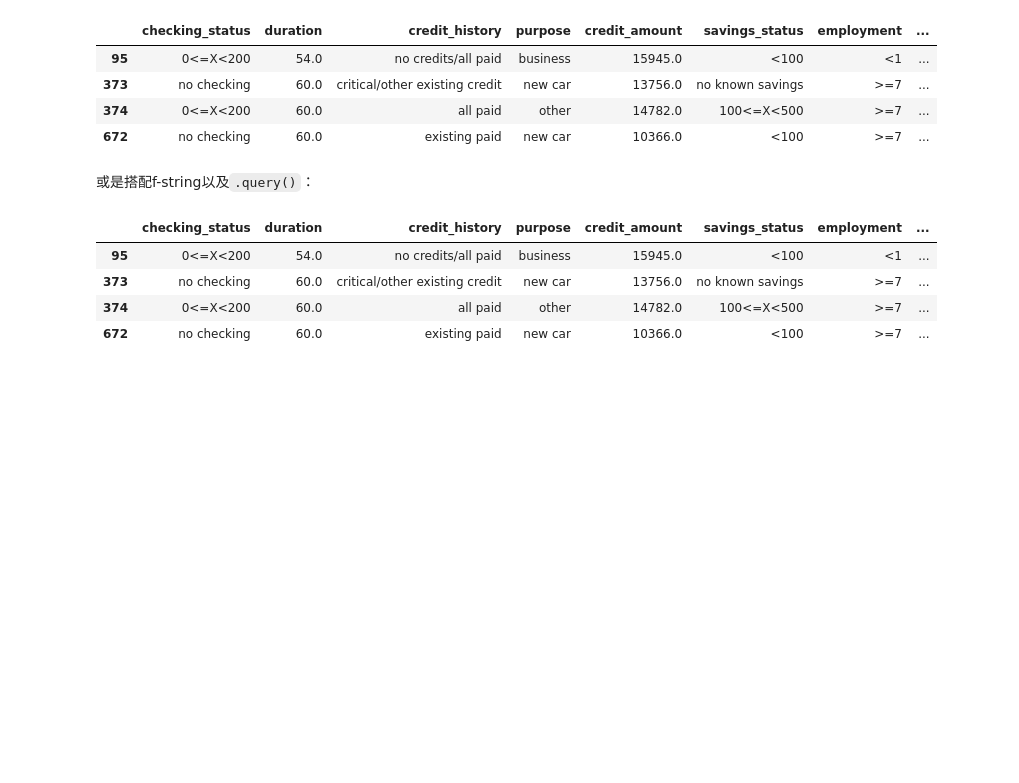
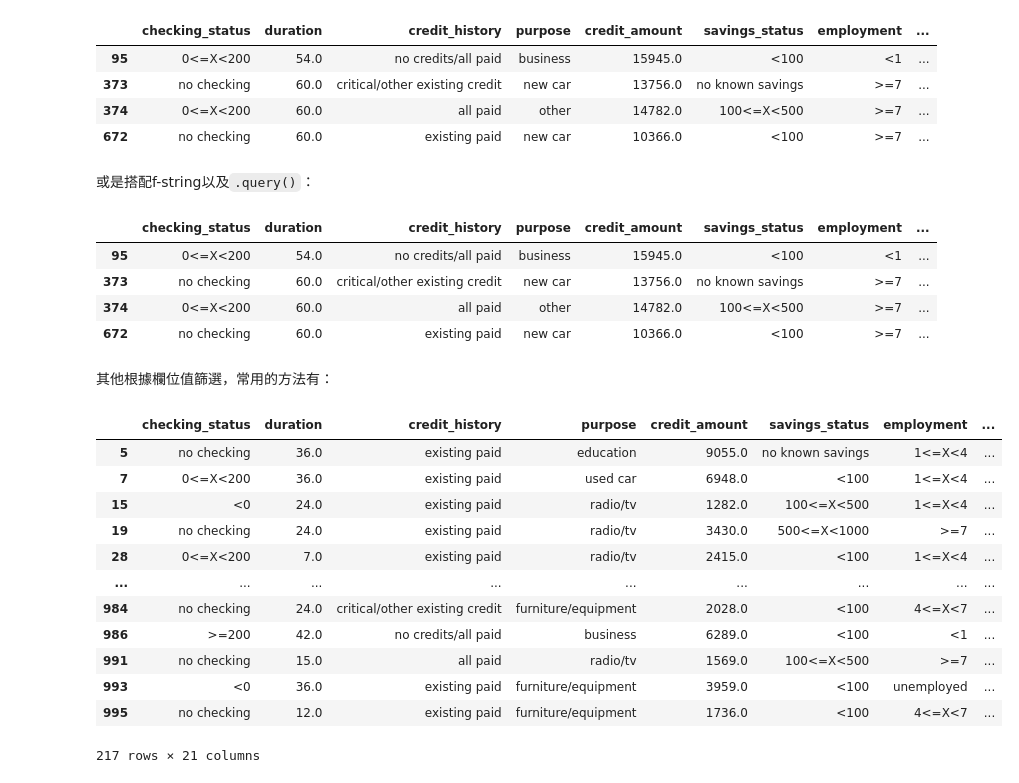
Before and after one commit to curtis-lu/ntu-ps-intro-ml, a Jupyter notebook: _build/jupyter_execute/pandas_0.ipynb, the cells around one changed output. Cells and saved outputs as stored; diff of their text form; code cells hidden in the pictures; blank space fills up the shorter version.

```diff
--- a/_build/jupyter_execute/pandas_0.ipynb
+++ b/_build/jupyter_execute/pandas_0.ipynb
@@ -923,3 +958,21 @@ df.query(cond)
 | 373 | no checking | 60.0 | critical/other existing credit | new car | 13756.0 | no known savings | >=7 | ... |
 | 374 | 0<=X<200 | 60.0 | all paid | other | 14782.0 | 100<=X<500 | >=7 | ... |
 | 672 | no checking | 60.0 | existing paid | new car | 10366.0 | <100 | >=7 | ... |
+# %% [markdown]
+其他根據欄位值篩選，常用的方法有：
+# %%
+df[df['age'].between(30, 35)]
+# %% [output]
+|  | checking_status | duration | credit_history | purpose | credit_amount | savings_status | employment | ... |
+| 5 | no checking | 36.0 | existing paid | education | 9055.0 | no known savings | 1<=X<4 | ... |
+| 7 | 0<=X<200 | 36.0 | existing paid | used car | 6948.0 | <100 | 1<=X<4 | ... |
+| 15 | <0 | 24.0 | existing paid | radio/tv | 1282.0 | 100<=X<500 | 1<=X<4 | ... |
+| 19 | no checking | 24.0 | existing paid | radio/tv | 3430.0 | 500<=X<1000 | >=7 | ... |
+| 28 | 0<=X<200 | 7.0 | existing paid | radio/tv | 2415.0 | <100 | 1<=X<4 | ... |
+| ... | ... | ... | ... | ... | ... | ... | ... | ... |
+| 984 | no checking | 24.0 | critical/other existing credit | furniture/equipment | 2028.0 | <100 | 4<=X<7 | ... |
+| 986 | >=200 | 42.0 | no credits/all paid | business | 6289.0 | <100 | <1 | ... |
+| 991 | no checking | 15.0 | all paid | radio/tv | 1569.0 | 100<=X<500 | >=7 | ... |
+| 993 | <0 | 36.0 | existing paid | furniture/equipment | 3959.0 | <100 | unemployed | ... |
+| 995 | no checking | 12.0 | existing paid | furniture/equipment | 1736.0 | <100 | 4<=X<7 | ... |
+217 rows × 21 columns
```
Also changed, not shown: parts of 15 cells of this notebook, 37 other files.
